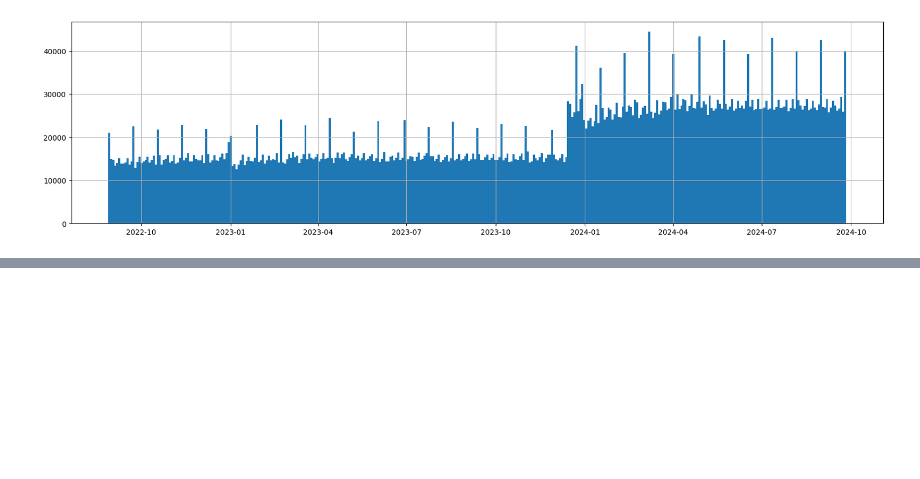
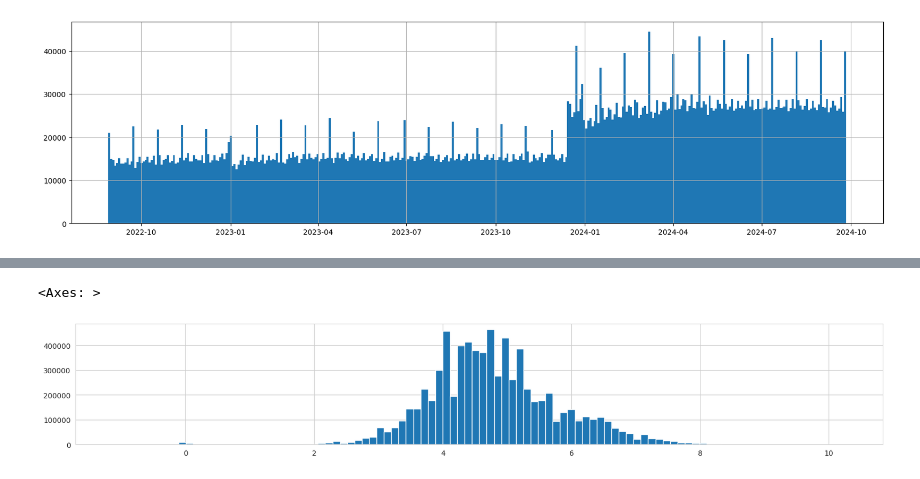
Before and after one commit to 4362725Gb/ml-zoomcamp-homework, a Jupyter notebook: competition /2024 Competition.ipynb, the cells around one changed output, grey strips where cells are left out. Drawn from its saved outputs; the diff is of its cells as text; code cells hidden in the pictures; blank space fills up the shorter version.

```diff
--- a/competition /2024 Competition.ipynb
+++ b/competition /2024 Competition.ipynb
@@ -92,0 +115,5 @@ sales.date.hist(bins=365 , figsize=(20,5) )
+# %%
+np.log1p(sales['price_base']).hist(bins=100, figsize=(20,3))
+# %% [output]
+<Axes: >
+[figure, added]
```
Also changed, not shown: parts of 6 cells of this notebook.
